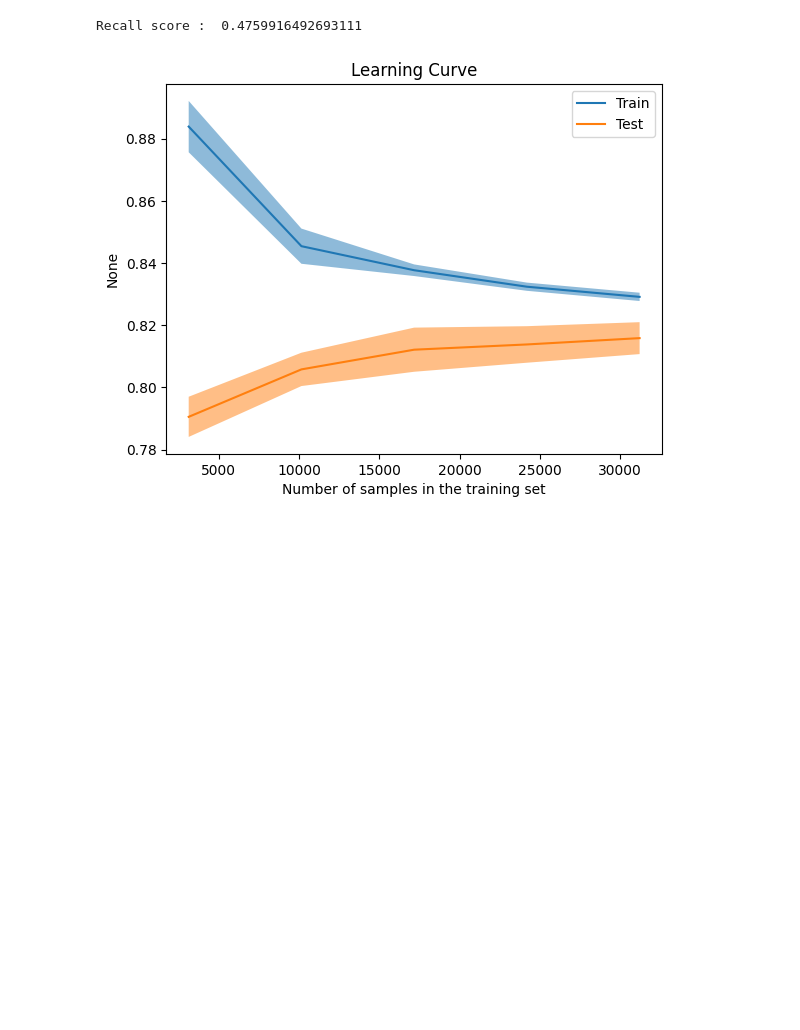
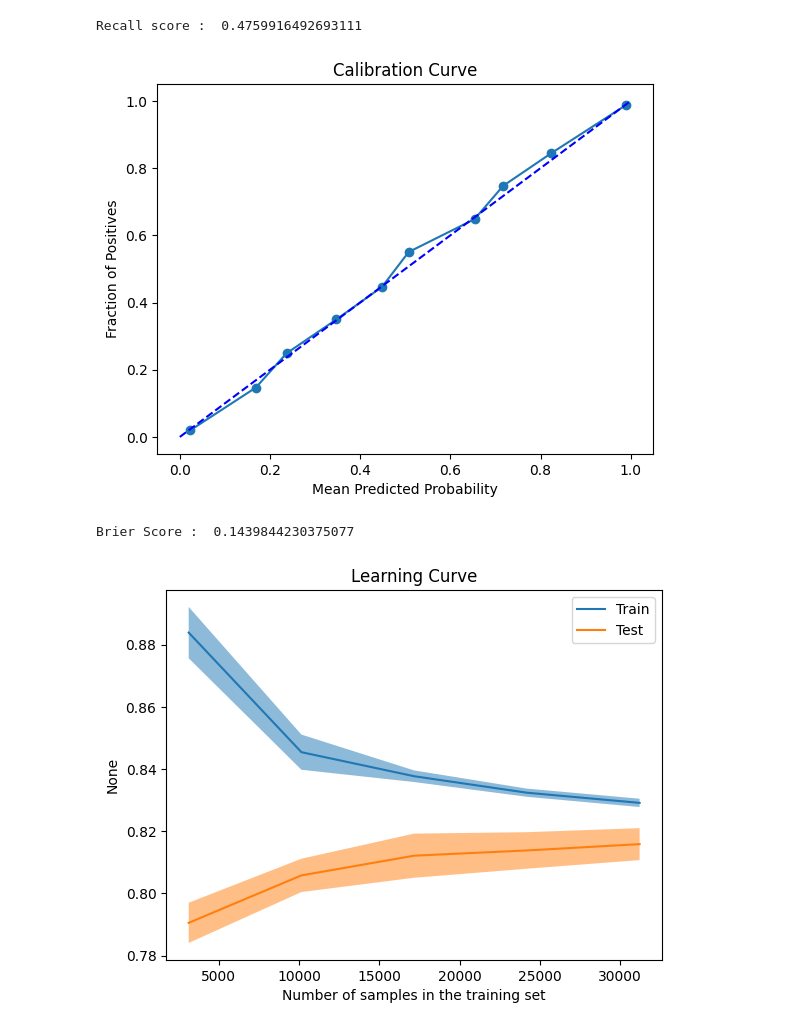
Before and after one commit to Maxwell-Selassie/Adult-Salary, a Jupyter notebook: BestModel_Evaluation.ipynb, the cells around one changed output. Cells and saved outputs as stored; diff of their text form; code cells hidden in the pictures; blank space fills up the shorter version.

```diff
--- a/BestModel_Evaluation.ipynb
+++ b/BestModel_Evaluation.ipynb
@@ -88,6 +95,25 @@ Precision score :  0.8837209302325582
 print('Recall score : ',recall_score(y_test,y_pred))
 # %% [output]
 Recall score :  0.4759916492693111
+# %%
+# compares how well predicted probabilties match real outcomes
+from sklearn.calibration import calibration_curve
+prob_true, prob_pred = calibration_curve(
+    y_test,y_pred_proba, n_bins=10
+)
+plt.plot(prob_true, prob_pred, marker= 'o')
+plt.plot([0,1],[0,1],linestyle='--',color='blue')
+plt.title('Calibration Curve')
+plt.xlabel("Mean Predicted Probability")
+plt.ylabel('Fraction of Positives')
+plt.show()
+# %% [output]
+[figure, added]
+# %%
+from sklearn.metrics import brier_score_loss
+print('Brier Score : ',brier_score_loss(y_test,y_pred))
+# %% [output]
+Brier Score :  0.1439844230375077
 # %%
 # 2. Learning Curve - A visual plot of how the model learns - bias and variance tradeoff
 train_sizes, train_score, test_score = learning_curve(
```
Also changed, not shown: parts of 4 cells of this notebook.
